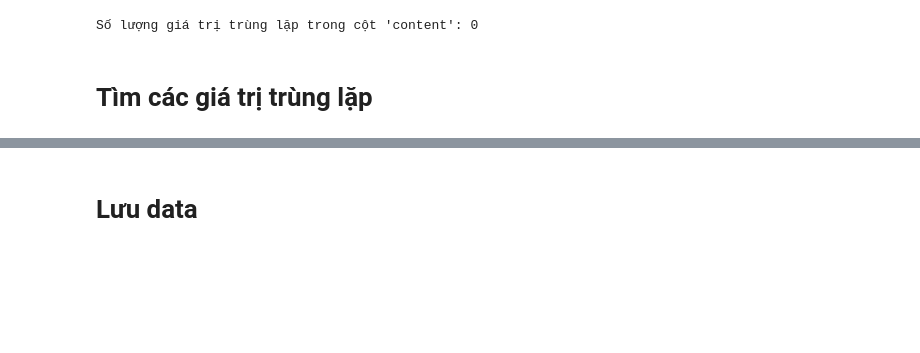
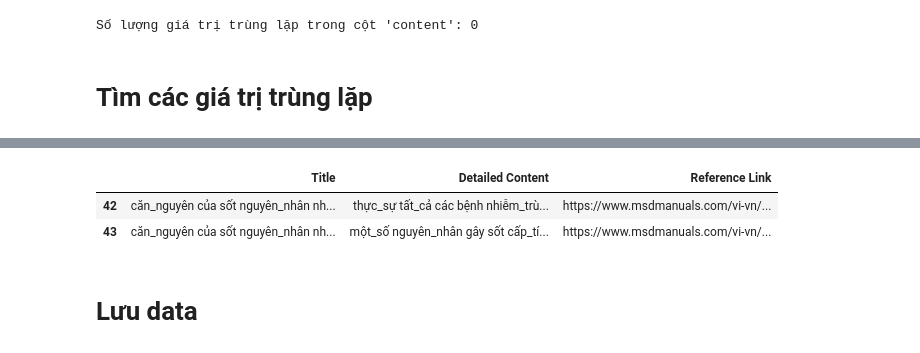
Before and after one commit to TRAN-VAN-LUAN/ChatBox_Transformer, a Jupyter notebook: data/preprocesing/Preprocessing.ipynb, the cells around one changed output, grey strips where cells are left out. Saved outputs shown, nothing was run; the diff lists cells and outputs as text; code cells hidden in the pictures; blank space fills up the shorter version.

```diff
--- a/data/preprocesing/Preprocessing.ipynb
+++ b/data/preprocesing/Preprocessing.ipynb
@@ -88,3 +92,13 @@ Các hàng trùng lặp:
+# %%
+# Tìm các hàng trùng lặp với hàng số 5 (index = 4)
+duplicate_rows = df[df['Title'] == df.loc[43, 'Title']]
+
+# Hiển thị kết quả
+duplicate_rows
+# %% [output]
+|  | Title | Detailed Content | Reference Link |
+| 42 | căn_nguyên của sốt nguyên_nhân nh... | thực_sự tất_cả các bệnh nhiễm_trù... | https://www.msdmanuals.com/vi-vn/... |
+| 43 | căn_nguyên của sốt nguyên_nhân nh... | một_số nguyên_nhân gây sốt cấp_tí... | https://www.msdmanuals.com/vi-vn/... |
 # %% [markdown]
 # Lưu data
 # %%
```
Also changed, not shown: parts of 9 cells of this notebook, 3 other files.
